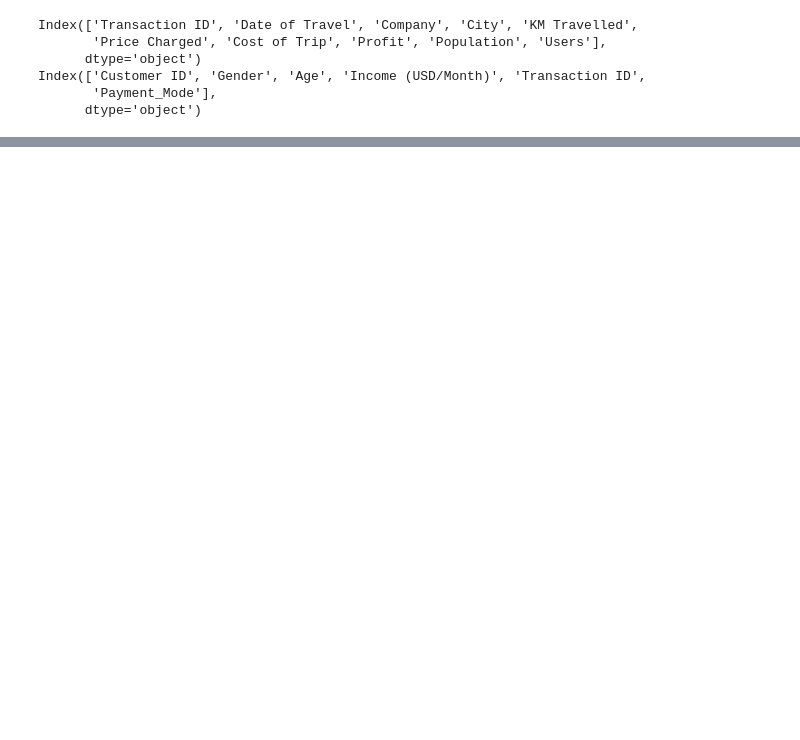
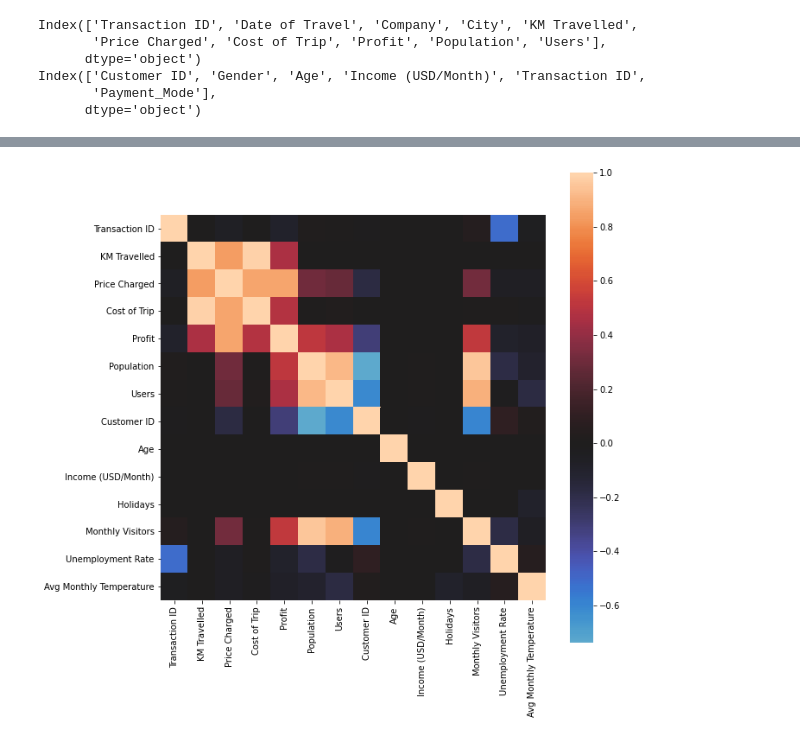
Before and after one commit to jaycee-ds/XYZ-investment, a Jupyter notebook: XYZ Cab Investment EDA.ipynb, the cells around one changed output, grey strips where cells are left out. Drawn from its saved outputs; the diff is of its cells as text; code cells hidden in the pictures; blank space fills up the shorter version.

```diff
--- a/XYZ Cab Investment EDA.ipynb
+++ b/XYZ Cab Investment EDA.ipynb
@@ -447,0 +527,8 @@ df3.index[0]
+# %%
+corr = df.corr()
+
+fig = plt.figure(figsize=(10,10))
+sns.heatmap(corr, xticklabels=corr.columns, yticklabels=corr.columns, square=True, center=0)
+plt.show()
+# %% [output]
+[figure, added]
```
Also changed, not shown: parts of 110 cells of this notebook.
